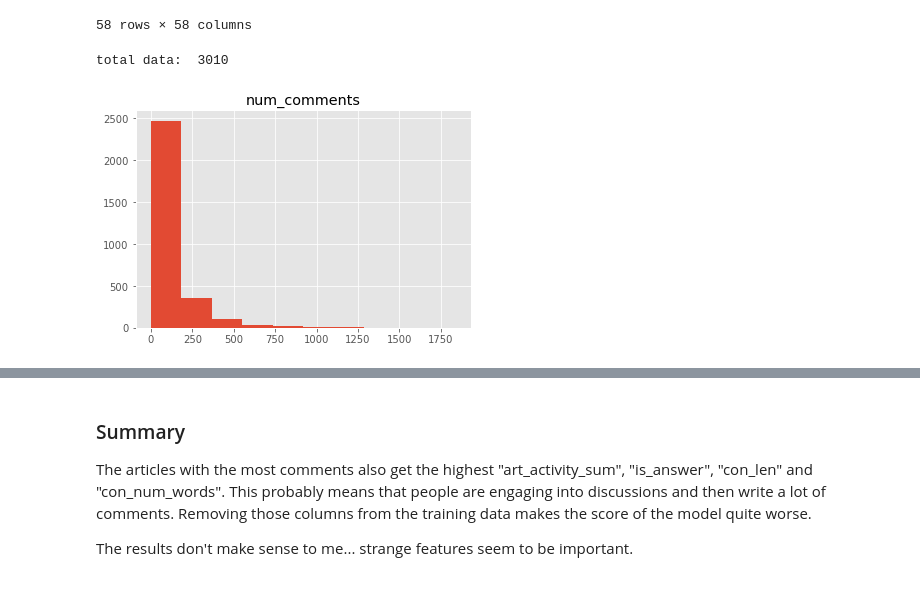
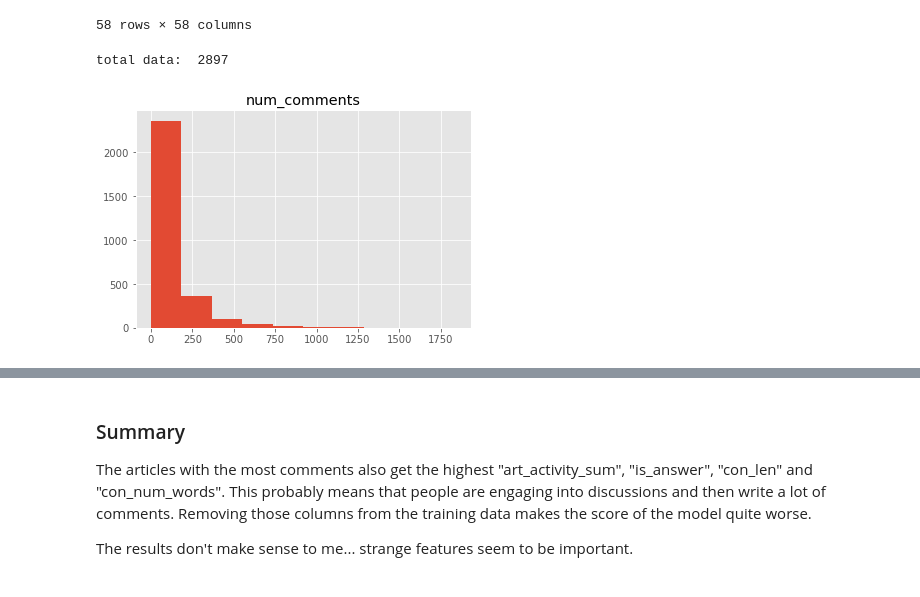
Before and after one commit to fdelia/bots, a Jupyter notebook: 5_predict_response_to_article.ipynb, the cells around one changed output, grey strips where cells are left out. Cells and saved outputs as stored; diff of their text form; code cells hidden in the pictures.

```diff
--- a/5_predict_response_to_article.ipynb
+++ b/5_predict_response_to_article.ipynb
@@ -145,12 +145,17 @@ stop_words += "bis, habe, ihre, dann, ihnen, seiner, alle, wieder, meine, Zeit,
 stop_words = stop_words.lower()
 stop_words = stop_words.split(', ')
 
+# Trying to remove outliers with nearly no text
+df = df[df['text_len']>100]
+
 # Remove comment related stuff
 df2 = df.drop(['score', 'activity', 'num_comments', #'vup', 'vdo',
                # remove random stuff
                'tId', 'article_id',
-               # not sure why those correlate so high with num_of_comments
-               'time_since_epoch', 'updated'
+               # not sure why those correlate so high with num_of_comments, but score does not decrease when removed
+               'time_since_epoch', 'updated',
+               # we one-hot-encoded these
+               'hour', 'weekday',
               ], axis=1)
 X = df2
 y = df['num_comments'].values
@@ -165,35 +170,35 @@ def plot_learning_curve(estimator, X, y, cv=None, ylim=None, n_jobs=1, train_siz
     plt.figure()
     plt.title('Learning curve')
     if ylim is not None:
         plt.ylim(*ylim)
     plt.xlabel('Training examples'); plt.ylabel('Score')
     train_sizes, train_scores, test_scores = learning_curve(
         estimator, X, y, cv=cv, n_jobs=n_jobs, train_sizes=train_sizes)
     train_scores_mean = np.mean(train_scores, axis=1)
     train_scores_std = np.std(train_scores, axis=1)
     test_scores_mean = np.mean(test_scores, axis=1)
     test_scores_std = np.std(test_scores, axis=1)
     plt.grid()
     plt.fill_between(train_sizes, train_scores_mean - train_scores_std,
                      train_scores_mean + train_scores_std, alpha=0.1,
                      color="r")
     plt.fill_between(train_sizes, test_scores_mean - test_scores_std,
                      test_scores_mean + test_scores_std, alpha=0.1, color="g")
     plt.plot(train_sizes, train_scores_mean, 'o-', color="r",
              label="Training score")
     plt.plot(train_sizes, test_scores_mean, 'o-', color="g",
              label="Cross-validation score")
 
     plt.legend(loc="best")
     return plt
 
 df.hist(['num_comments'])
 print()
 
 #list(df2.columns)
 # %% [output]
-total data:  3010
+total data:  2897
-[figure, old version]
+[figure, new version]
 # %%
 from sklearn.preprocessing import StandardScaler, PolynomialFeatures
 from sklearn.metrics import r2_score, explained_variance_score, mean_squared_error, mean_absolute_error
```
Also changed, not shown: parts of 2 cells of this notebook.
